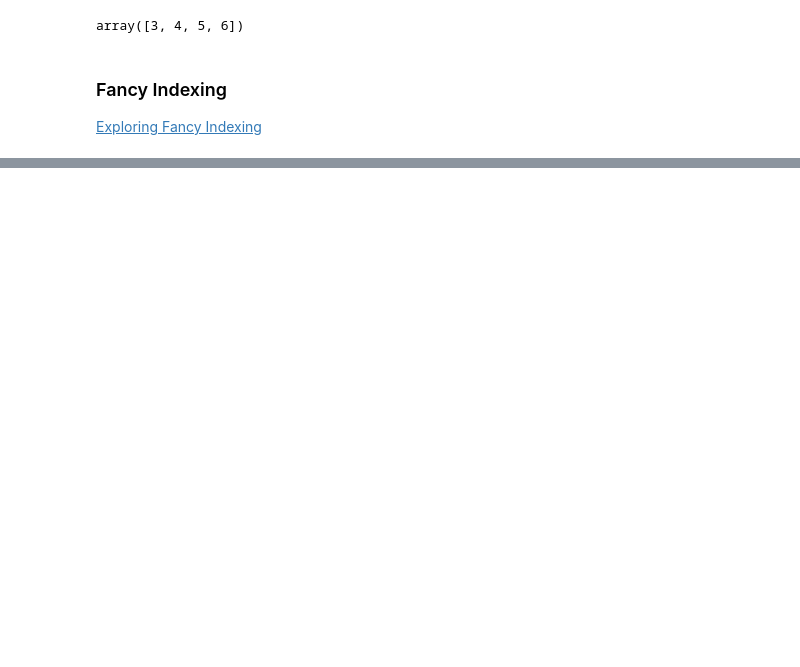
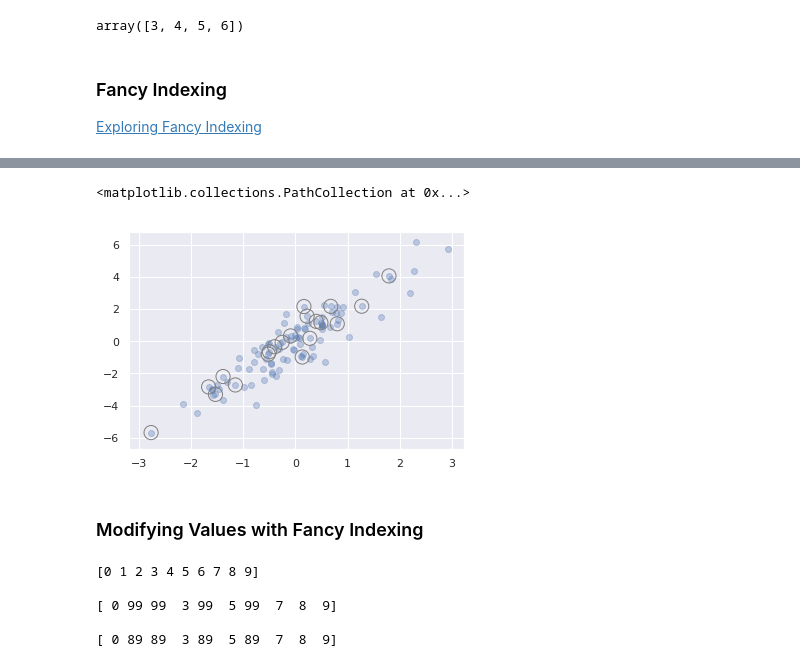
Before and after one commit to mshanm10/ai-ml-experiments, a Jupyter notebook: notebooks/Numpy.ipynb, the cells around one changed output, grey strips where cells are left out. Saved outputs shown, nothing was run; the diff lists cells and outputs as text; code cells hidden in the pictures; blank space fills up the shorter version.

```diff
--- a/notebooks/Numpy.ipynb
+++ b/notebooks/Numpy.ipynb
@@ -233,0 +364,22 @@ f_a[row[:, np.newaxis], 1], f_a[row[:, np.newaxis], col]
+# %%
+plt.scatter(X[:, 0], X[:,1], alpha=0.3)
+plt.scatter(selection[:, 0], selection[:, 1], facecolor='none', s=200, edgecolor='gray')
+# %% [output]
+<matplotlib.collections.PathCollection at 0x...>
+[figure, added]
+# %% [markdown]
+### Modifying Values with Fancy Indexing
+# %%
+x = np.arange(10)
+i = np.array([2,1,4,6])
+print (x, '\n')
+x[i] = 99 # set corresponding items in an array to some value
+print (x, '\n')
+x[i] -= 10 # can use any assignment-type operator
+print (x, '\n')
+# %% [output]
+[0 1 2 3 4 5 6 7 8 9]
+
+[ 0 99 99  3 99  5 99  7  8  9]
+
+[ 0 89 89  3 89  5 89  7  8  9]
```
Also changed, not shown: parts of 39 cells of this notebook, 1 other file.
